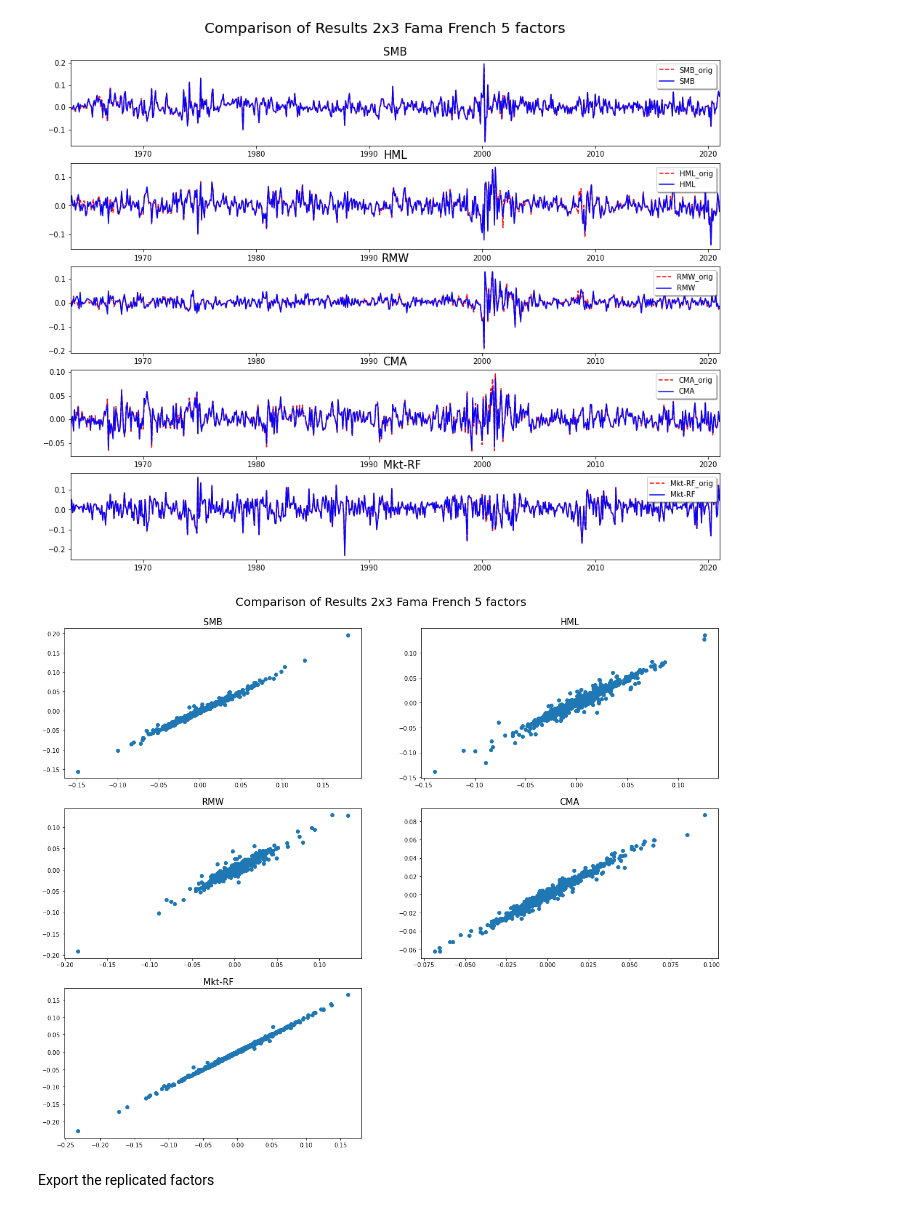
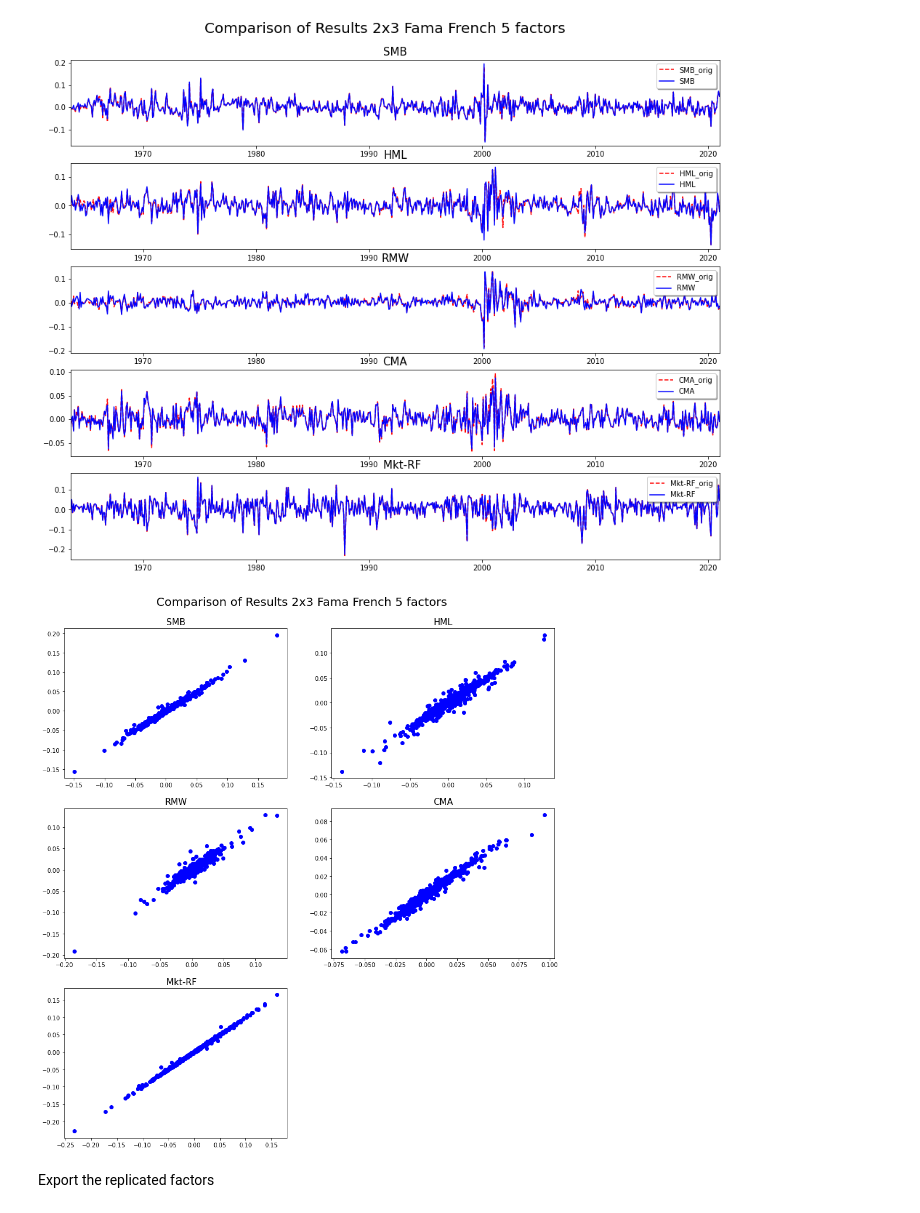
Before and after one commit to andreabartolucci/FF5-measures-construction-and-factors-replication, a Jupyter notebook: FF5_measures_computer_and_FF5_factors_replicator.ipynb, the cells around one changed output. Drawn from its saved outputs; the diff is of its cells as text; code cells hidden in the pictures.

Commit message:
run script with all the plots

```diff
--- a/FF5_measures_computer_and_FF5_factors_replicator.ipynb
+++ b/FF5_measures_computer_and_FF5_factors_replicator.ipynb
@@ -1282,34 +1283,35 @@ plt.show()
 # %% [output]
 [figure]
 # %%
-plt.figure(figsize=(20,25))
+plt.figure(figsize=(15,25))
 plt.suptitle('Comparison of Results 2x3 Fama French 5 factors', fontsize=20)
 
 ax1 = plt.subplot(521)
 ax1.set_title('SMB', fontsize=15)
-plt.scatter(ff_comp['SMB_orig'], ff_comp['SMB'])
+plt.scatter(ff_comp['SMB_orig'], ff_comp['SMB'], c='b')
 
 ax2 = plt.subplot(522)
 ax2.set_title('HML', fontsize=15)
-plt.scatter(ff_comp['HML_orig'], ff_comp['HML'])
+plt.scatter(ff_comp['HML_orig'], ff_comp['HML'], c='b')
 
 ax3 = plt.subplot(523)
 ax3.set_title('RMW', fontsize=15)
-plt.scatter(ff_comp['RMW_orig'], ff_comp['RMW'])
+plt.scatter(ff_comp['RMW_orig'], ff_comp['RMW'], c='b')
 
 ax4 = plt.subplot(524)
 ax4.set_title('CMA', fontsize=15)
-plt.scatter(ff_comp['CMA_orig'], ff_comp['CMA'])
+plt.scatter(ff_comp['CMA_orig'], ff_comp['CMA'], c='b')
 
 ax5 = plt.subplot(525)
 ax5.set_title('    Mkt-RF', fontsize=15)
-plt.scatter(ff_comp['Mkt-RF_orig'], ff_comp['Mkt-RF'])
+plt.scatter(ff_comp['Mkt-RF_orig'], ff_comp['Mkt-RF'], c='b')
 
 plt.subplots_adjust(top=0.95, hspace=0.2)
 
+plt.savefig('scatter_comparison.png', bbox_inches='tight', transparent=False, facecolor='w')
 plt.show()
 # %% [output]
-[figure, old version]
+[figure, new version]
 # %% [markdown]
 Export the replicated factors
 # %%
```
Also changed, not shown: parts of 1 cell of this notebook, 2 other files.
